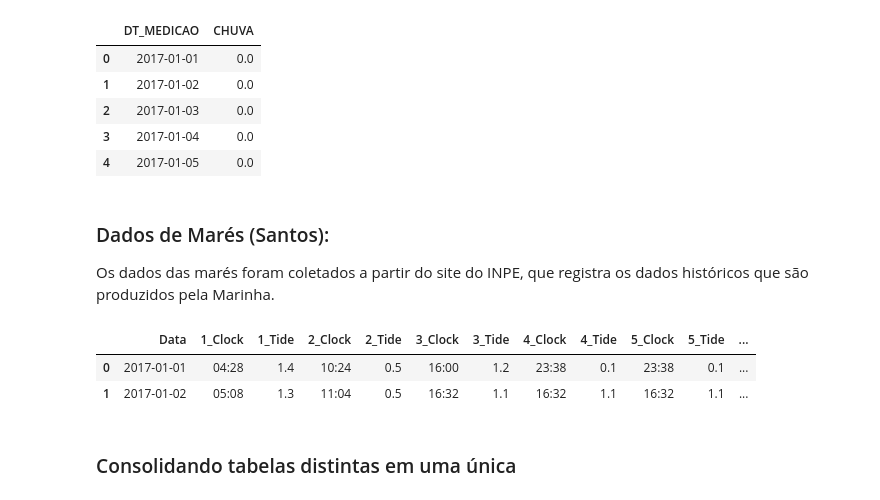
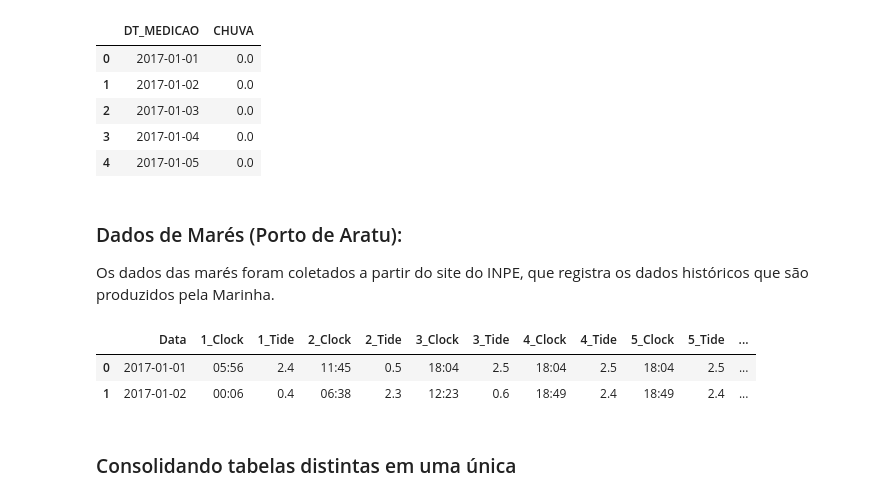
Before and after one commit to danielnrocha/BrasilHackExport, a Jupyter notebook: Projeto Porto Inteligente.ipynb, the cells around one changed output. Saved outputs shown, nothing was run; the diff lists cells and outputs as text; code cells hidden in the pictures.

```diff
--- a/Projeto Porto Inteligente.ipynb
+++ b/Projeto Porto Inteligente.ipynb
@@ -327,7 +335,7 @@ plt.ylabel('Média Semanal');
 # %% [markdown]
 ### Analisando o Fundeadouro
 # %%
-fund = pd.read_csv('/Users/pedrocerbino/Downloads/Fundeadouro_Entrada_Sa¡da.csv',sep=';')
+fundeadouro = pd.read_csv('/Users/pedrocerbino/Downloads/Fundeadouro_Entrada_Sa¡da.csv',sep=';')
 for i in ['Data Entrada Fundeio','Data Saída Fundeio']:
     fundeadouro[i] = pd.to_datetime(fundeadouro[i],utc=True)
 fundeadouro['Data Entrada Fundeio'] = fundeadouro['Data Entrada Fundeio'].astype('datetime64[ns]')
@@ -444,7 +448,7 @@ santos_chuva.head(5)
 | 3 | 2017-01-04 | 0.0 |
 | 4 | 2017-01-05 | 0.0 |
 # %% [markdown]
-### Dados de Marés (Santos):
+### Dados de Marés (Porto de Aratu):
 Os dados das marés foram coletados a partir do site do INPE, que registra os dados históricos que são produzidos pela Marinha.
 # %%
 def limpa_dados(database):
@@ -453,7 +457,7 @@ def limpa_dados(database):
     """
     database.drop(inplace=True,columns=[i for i in database.columns if 'Unnamed: ' in i])
     database.reset_index(inplace=True,drop=True)
-    database.drop(index=list(range(0,15)),inplace=True)
+    database.drop(index=list(range(0,14)),inplace=True)
     database.reset_index(inplace=True,drop=True)
     database = database.T.reset_index().copy()
     return database
@@ -468,12 +472,14 @@ def estrutura_dados(database):
         for col in database.columns[1:]:
             if '2020' in str(database[col][row]):
                 cont += 1
-                if cont > 12:
+                if cont <= 12:
+                    col_name = '2017' + str(database[col][row]).split(' ')[0][4:]
+                elif cont > 12:
                     col_name = '2018' + str(database[col][row]).split(' ')[0][4:]
                 elif cont > 24:
                     col_name = '2019' + str(database[col][row]).split(' ')[0][4:]
-                else:
-                    col_name = '2017' + str(database[col][row]).split(' ')[0][4:]
+                elif cont > 36:
+                    col_name = '2020' + str(database[col][row]).split(' ')[0][4:]
                 data_dict[col_name] = []
             else:
                 try:
@@ -521,12 +527,12 @@ def preenche_dados(database,nome):
     globals()[str(nome)] = database
     return database.head(2)
 # %%
-santos = pd.read_excel('/Users/pedrocerbino/Downloads/Tábua de Marés - Porto de Santos.xlsx')
-preenche_dados(ajusta_dados(entabela_dados(estrutura_dados(limpa_dados(santos)))),'porto_santos')
+aratu = pd.read_excel('/Users/pedrocerbino/Downloads/Tábua de Marés - Porto de Aratu.xlsx')
+preenche_dados(ajusta_dados(entabela_dados(estrutura_dados(limpa_dados(aratu)))),'porto_aratu')
 # %% [output]
 |  | Data | 1_Clock | 1_Tide | 2_Clock | 2_Tide | 3_Clock | 3_Tide | 4_Clock | 4_Tide | 5_Clock | 5_Tide | ... |
-| 0 | 2017-01-01 | 04:28 | 1.4 | 10:24 | 0.5 | 16:00 | 1.2 | 23:38 | 0.1 | 23:38 | 0.1 | ... |
-| 1 | 2017-01-02 | 05:08 | 1.3 | 11:04 | 0.5 | 16:32 | 1.1 | 16:32 | 1.1 | 16:32 | 1.1 | ... |
+| 0 | 2017-01-01 | 05:56 | 2.4 | 11:45 | 0.5 | 18:04 | 2.5 | 18:04 | 2.5 | 18:04 | 2.5 | ... |
+| 1 | 2017-01-02 | 00:06 | 0.4 | 06:38 | 2.3 | 12:23 | 0.6 | 18:49 | 2.4 | 18:49 | 2.4 | ... |
 # %% [markdown]
 ### Consolidando tabelas distintas em uma única
 # %%
```
Also changed, not shown: parts of 32 cells of this notebook.
